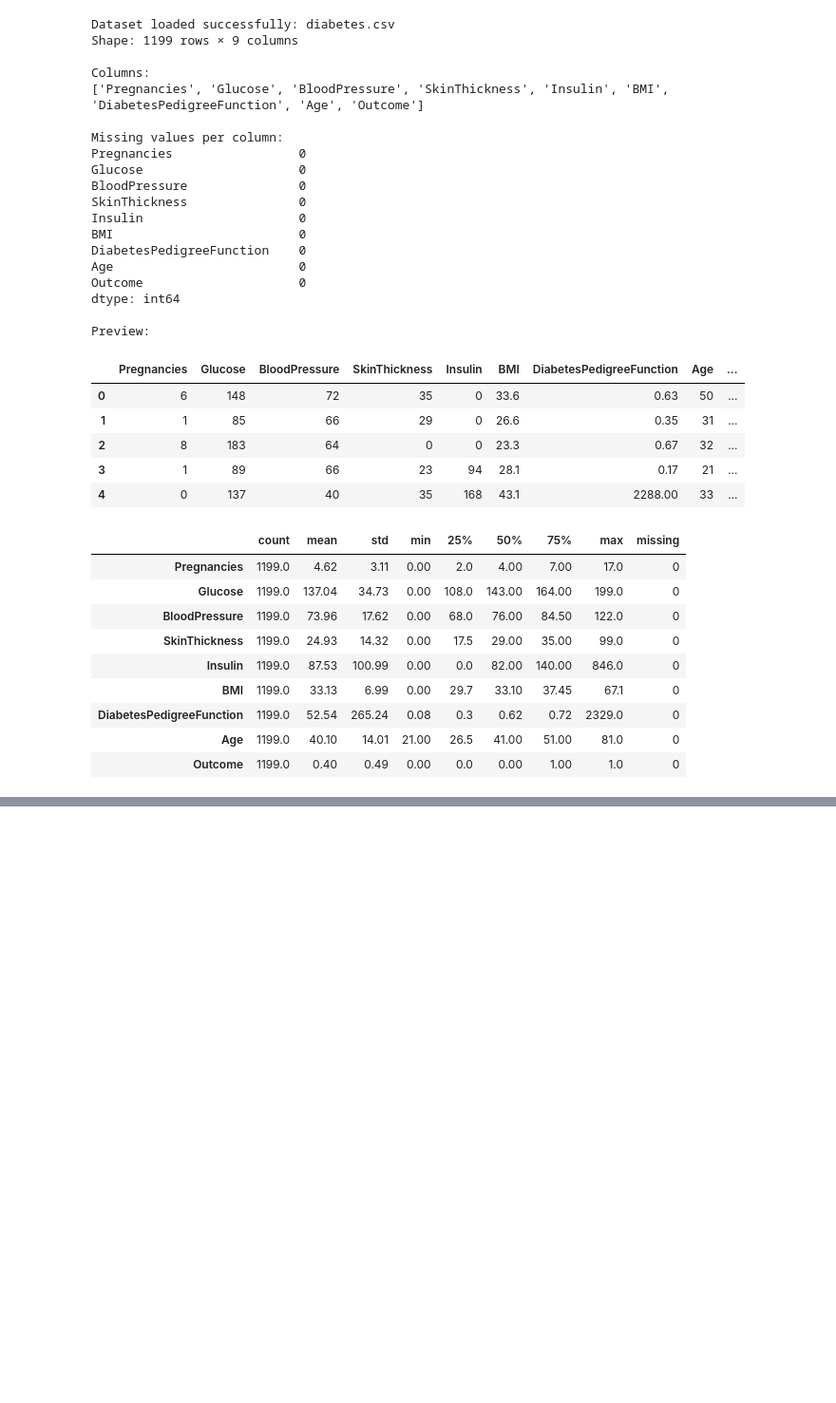
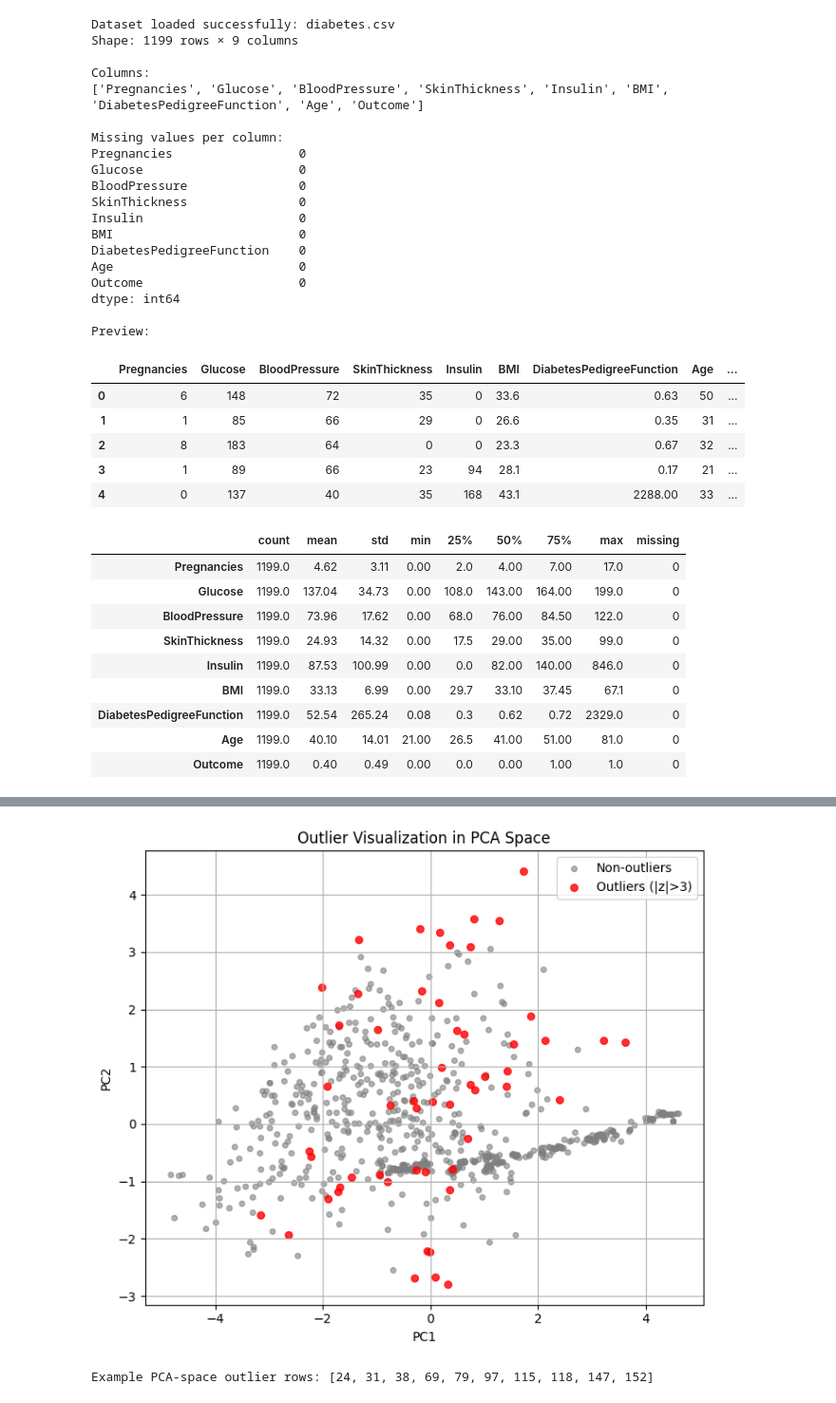
Before and after one commit to Alx-a-cod/MLiterallyConfused, a Jupyter notebook: ML_Assignment_1.ipynb, the cells around one changed output, grey strips where cells are left out. Shown at 95% size. Saved outputs shown, nothing was run; the diff lists cells and outputs as text; code cells hidden in the pictures; blank space fills up the shorter version.

```diff
--- a/ML_Assignment_1.ipynb
+++ b/ML_Assignment_1.ipynb
@@ -551,0 +342,64 @@ weighted avg       0.72      0.72      0.72       180
+# %%
+# =========================
+# Optional: Visualize Outliers in PCA Space
+# =========================
+
+import matplotlib.pyplot as plt
+import numpy as np
+import pandas as pd
+
+if apply_pca:
+
+    # DataFrame for PCA space
+    X_train_pca_df = pd.DataFrame(
+        x_train_p,
+        columns=[f"PC{i+1}" for i in range(x_train_p.shape[1])]
+    )
+
+    # Labels after outlier removal
+    y_arr = y_train_clean.values
+
+    # Outlier mask in PCA space
+    # We recalc Z-scores on the PCA-transformed training set
+    z_pca = np.abs(stats.zscore(X_train_pca_df))
+    outliers_pca = (z_pca > 3).any(axis=1)
+
+    plt.figure(figsize=(7, 6))
+
+    # Plot non-outliers
+    plt.scatter(
+        X_train_pca_df.loc[~outliers_pca, "PC1"],
+        X_train_pca_df.loc[~outliers_pca, "PC2"],
+        c="grey",
+        alpha=0.6,
+        s=18,
+        label="Non-outliers"
+    )
+
+    # Plot PCA-space outliers in red
+    plt.scatter(
+        X_train_pca_df.loc[outliers_pca, "PC1"],
+        X_train_pca_df.loc[outliers_pca, "PC2"],
+        c="red",
+        alpha=0.8,
+        s=32,
+        label="Outliers (|z|>3)"
+    )
+
+    plt.xlabel("PC1")
+    plt.ylabel("PC2")
+    plt.title("Outlier Visualization in PCA Space")
+    plt.legend()
+    plt.grid(True)
+    plt.tight_layout()
+    plt.show()
+
+else:
+    print("PCA is disabled; skipping PCA-space outlier visualization.")
+
+# Print example PCA-space outlier rows
+outlier_indices_pca = X_train_pca_df[outliers_pca].index
+print("Example PCA-space outlier rows:", outlier_indices_pca[:10].tolist())
+# %% [output]
+[figure, added]
+Example PCA-space outlier rows: [24, 31, 38, 69, 79, 97, 115, 118, 147, 152]
```
Also changed, not shown: parts of 8 cells of this notebook.
